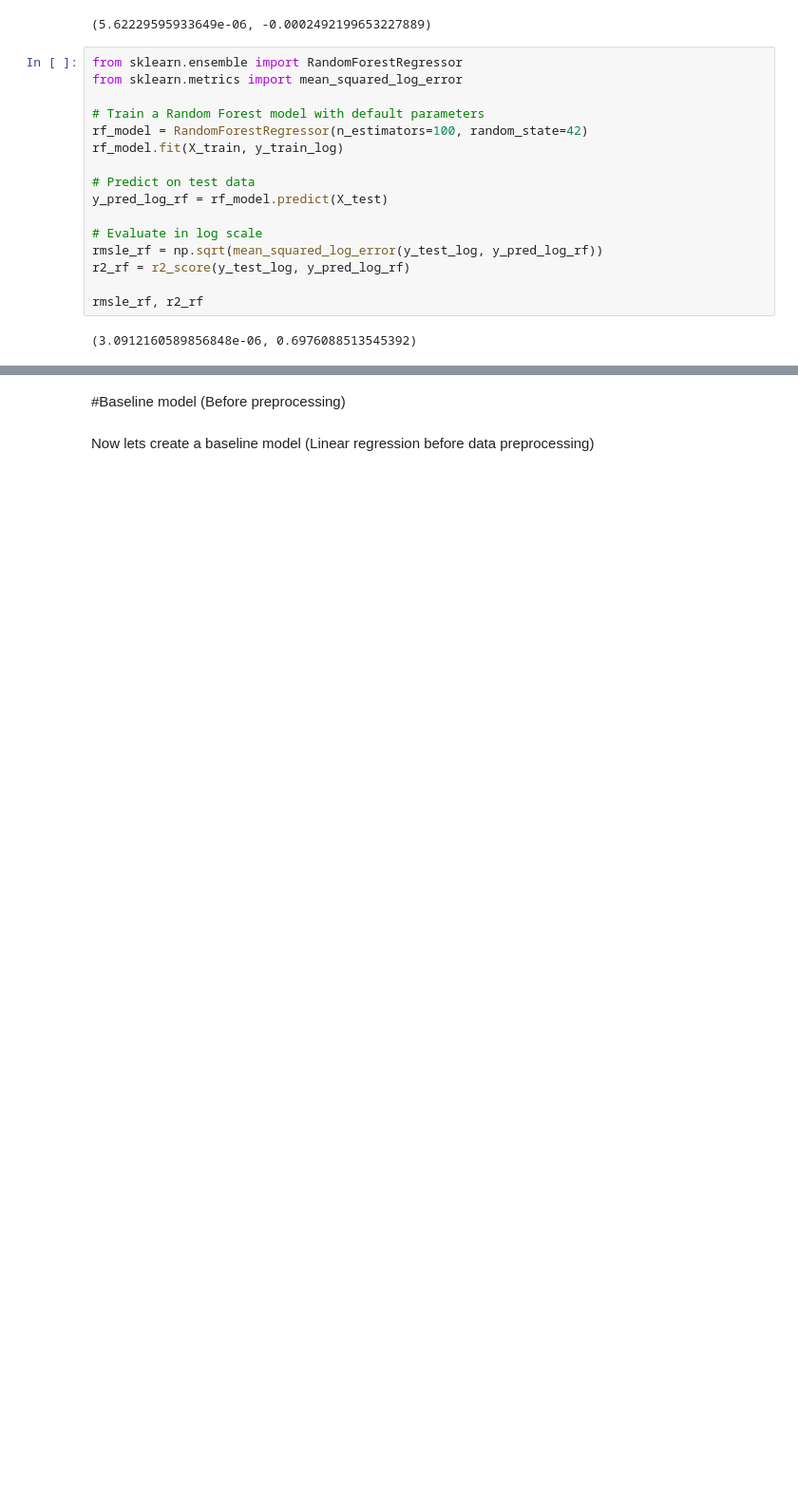
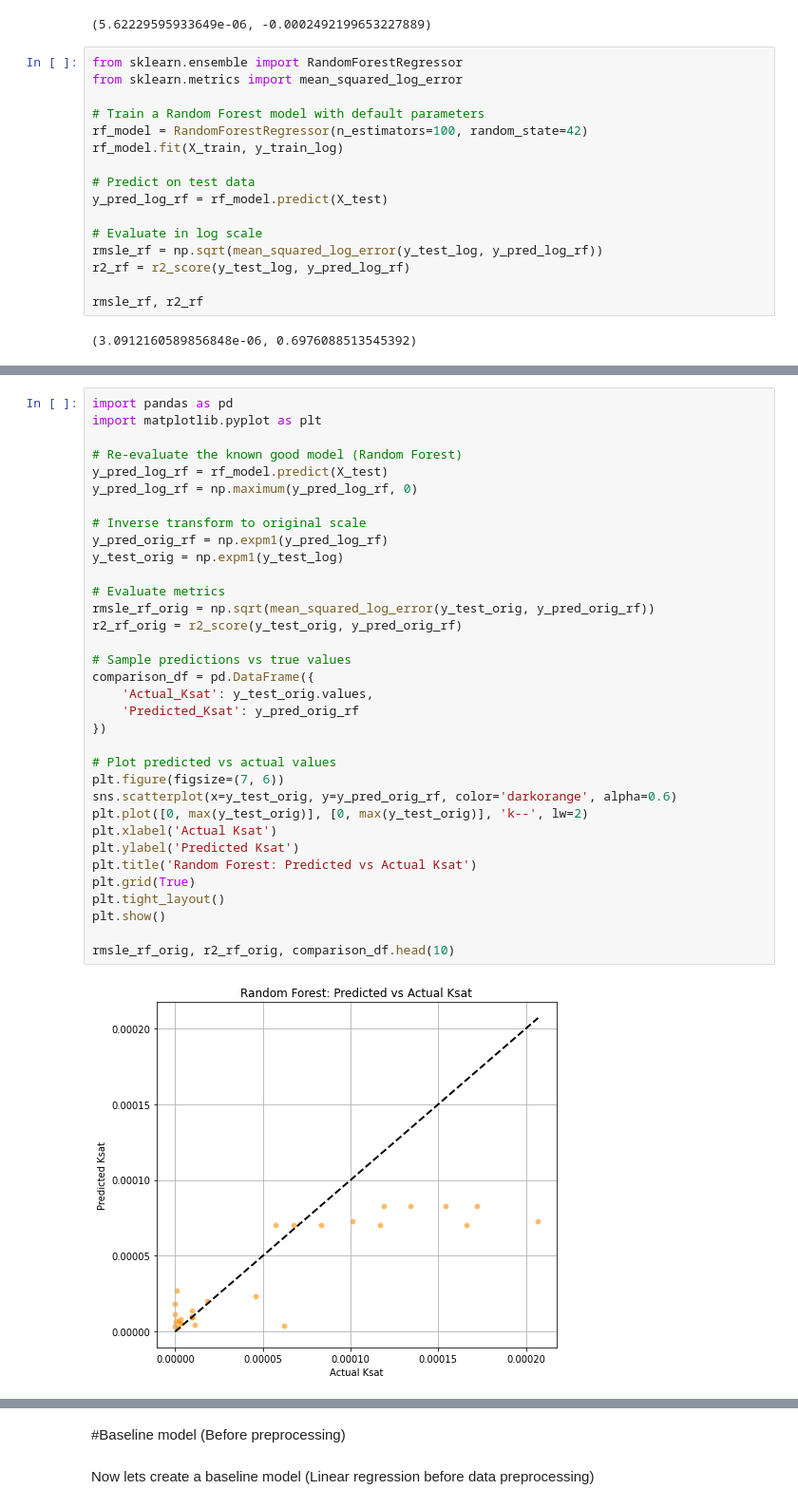
Before and after one commit to YashJoshi2109/Dathathon_KSAT-Quest_Regression-Runoff, a Jupyter notebook: hackathon_ (1).ipynb, the cells around one changed output, grey strips where cells are left out. Shown at 95% size. Drawn from its saved outputs; the diff is of its cells as text; blank space fills up the shorter version.

```diff
--- a/hackathon_ (1).ipynb
+++ b/hackathon_ (1).ipynb
@@ -774,0 +848,36 @@ NameError: name 'y_pred_log_mlp' is not defined
+# %%
+import pandas as pd
+import matplotlib.pyplot as plt
+
+# Re-evaluate the known good model (Random Forest)
+y_pred_log_rf = rf_model.predict(X_test)
+y_pred_log_rf = np.maximum(y_pred_log_rf, 0)
+
+# Inverse transform to original scale
+y_pred_orig_rf = np.expm1(y_pred_log_rf)
+y_test_orig = np.expm1(y_test_log)
+
+# Evaluate metrics
+rmsle_rf_orig = np.sqrt(mean_squared_log_error(y_test_orig, y_pred_orig_rf))
+r2_rf_orig = r2_score(y_test_orig, y_pred_orig_rf)
+
+# Sample predictions vs true values
+comparison_df = pd.DataFrame({
+    'Actual_Ksat': y_test_orig.values,
+    'Predicted_Ksat': y_pred_orig_rf
+})
+
+# Plot predicted vs actual values
+plt.figure(figsize=(7, 6))
+sns.scatterplot(x=y_test_orig, y=y_pred_orig_rf, color='darkorange', alpha=0.6)
+plt.plot([0, max(y_test_orig)], [0, max(y_test_orig)], 'k--', lw=2)
+plt.xlabel('Actual Ksat')
+plt.ylabel('Predicted Ksat')
+plt.title('Random Forest: Predicted vs Actual Ksat')
+plt.grid(True)
+plt.tight_layout()
+plt.show()
+
+rmsle_rf_orig, r2_rf_orig, comparison_df.head(10)
+# %% [output]
+[figure, added]
```
Also changed, not shown: parts of 13 cells of this notebook.
